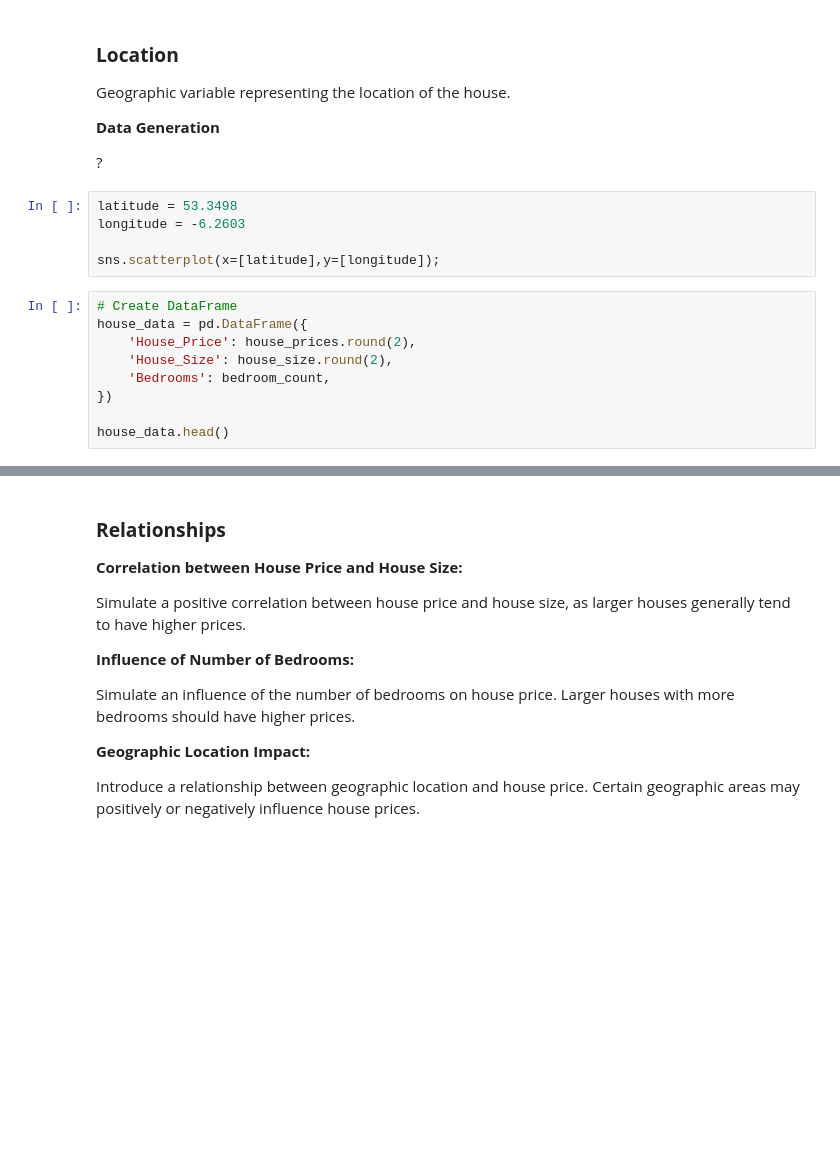
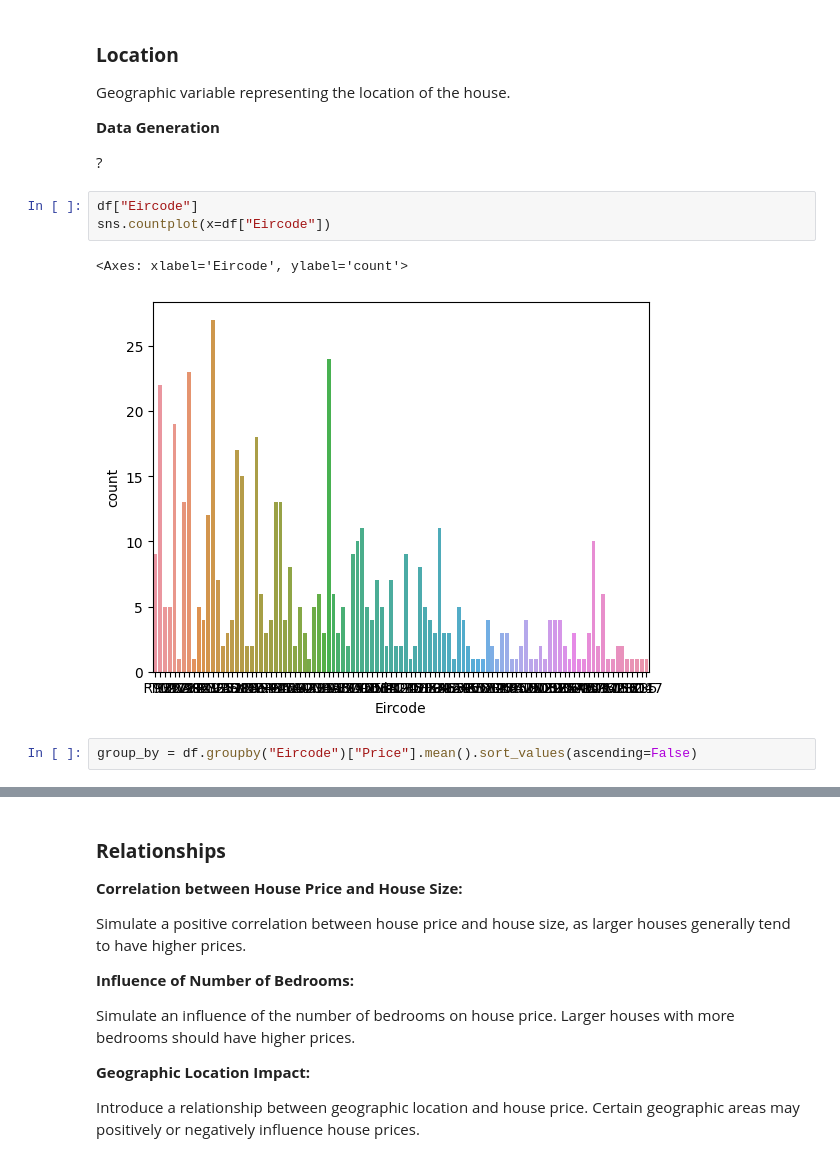
Before and after one commit to damienfarrell/prog-data-p1, a Jupyter notebook: Project_1.ipynb, the cells around one changed output, grey strips where cells are left out. Saved outputs shown, nothing was run; the diff lists cells and outputs as text; blank space fills up the shorter version.

```diff
--- a/Project_1.ipynb
+++ b/Project_1.ipynb
@@ -306,16 +311,10 @@ Geographic variable representing the location of the house.
 
 ?
 # %%
-latitude = 53.3498
-longitude = -6.2603
-
-sns.scatterplot(x=[latitude],y=[longitude]);
+df["Eircode"]
+sns.countplot(x=df["Eircode"])
+# %% [output]
+<Axes: xlabel='Eircode', ylabel='count'>
+[figure, added]
 # %%
-# Create DataFrame
-house_data = pd.DataFrame({
-    'House_Price': house_prices.round(2),
-    'House_Size': house_size.round(2),
-    'Bedrooms': bedroom_count,
-})
-
-house_data.head()
+group_by = df.groupby("Eircode")["Price"].mean().sort_values(ascending=False)
```
Also changed, not shown: parts of 18 cells of this notebook.
